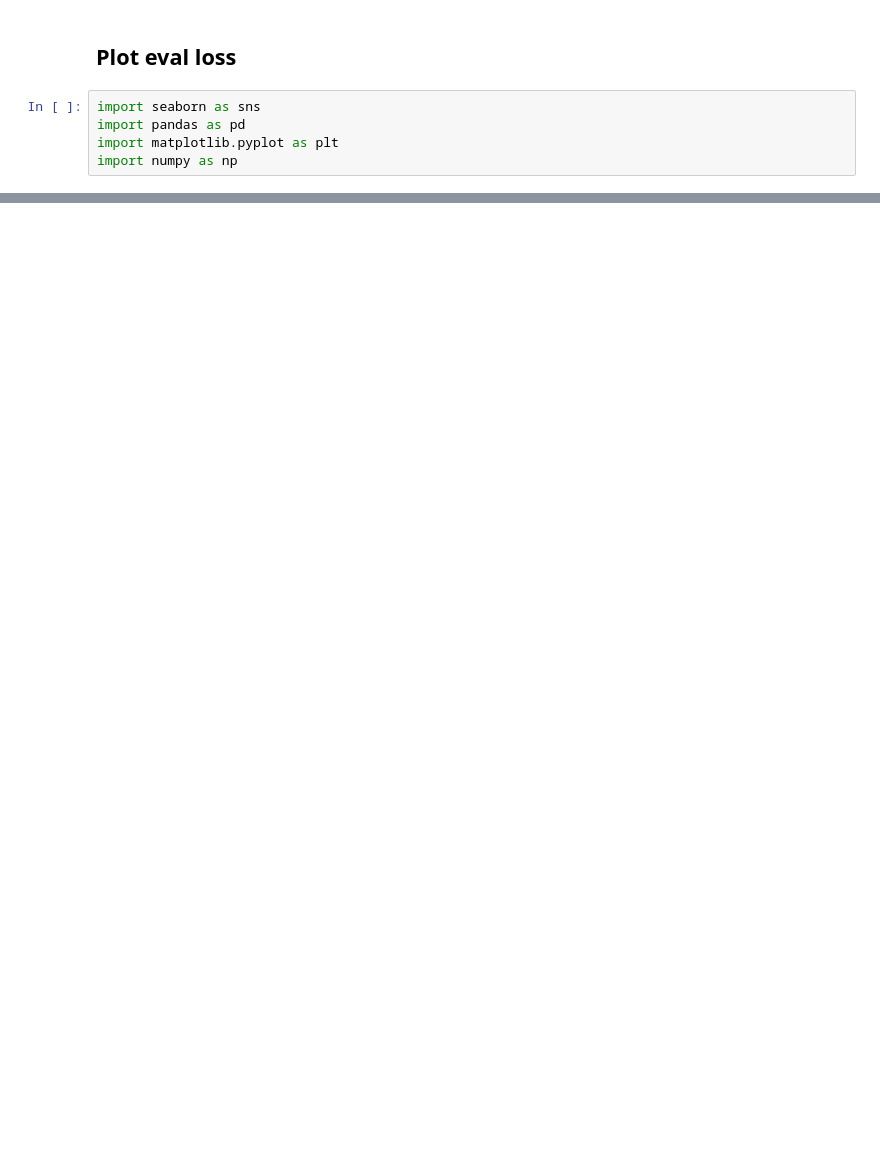
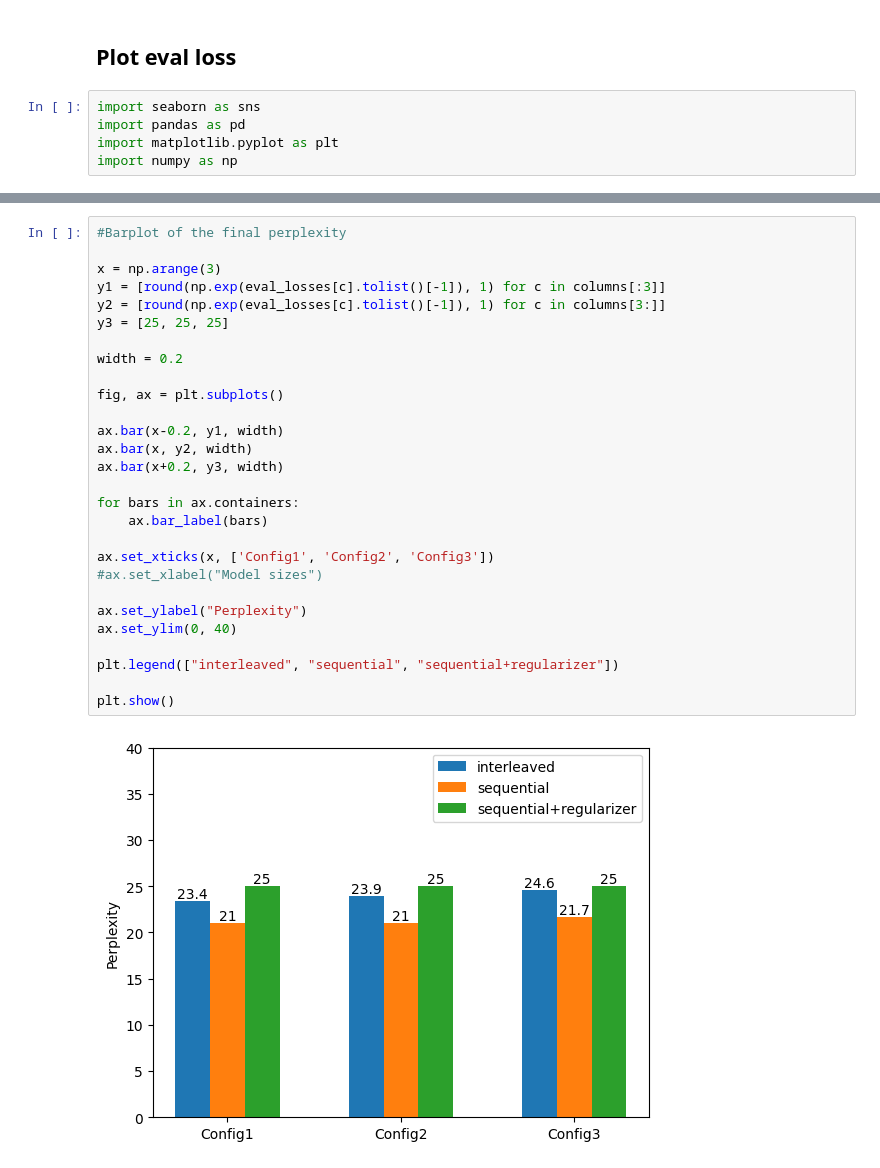
Before and after one commit to iconstantinescu/lm-critical-period, a Jupyter notebook: plots/plot_logs.ipynb, the cells around one changed output, grey strips where cells are left out. Saved outputs shown, nothing was run; the diff lists cells and outputs as text; blank space fills up the shorter version.

```diff
--- a/plots/plot_logs.ipynb
+++ b/plots/plot_logs.ipynb
@@ -63,0 +104,30 @@ plt.show()
+# %%
+#Barplot of the final perplexity
+
+x = np.arange(3)
+y1 = [round(np.exp(eval_losses[c].tolist()[-1]), 1) for c in columns[:3]]
+y2 = [round(np.exp(eval_losses[c].tolist()[-1]), 1) for c in columns[3:]]
+y3 = [25, 25, 25]
+
+width = 0.2
+
+fig, ax = plt.subplots()
+
+ax.bar(x-0.2, y1, width)
+ax.bar(x, y2, width)
+ax.bar(x+0.2, y3, width)
+
+for bars in ax.containers:
+    ax.bar_label(bars)
+
+ax.set_xticks(x, ['Config1', 'Config2', 'Config3'])
+#ax.set_xlabel("Model sizes")
+
+ax.set_ylabel("Perplexity")
+ax.set_ylim(0, 40)
+
+plt.legend(["interleaved", "sequential", "sequential+regularizer"])
+
+plt.show()
+# %% [output]
+[figure, added]
```
Also changed, not shown: parts of 5 cells of this notebook, 2 other files.
